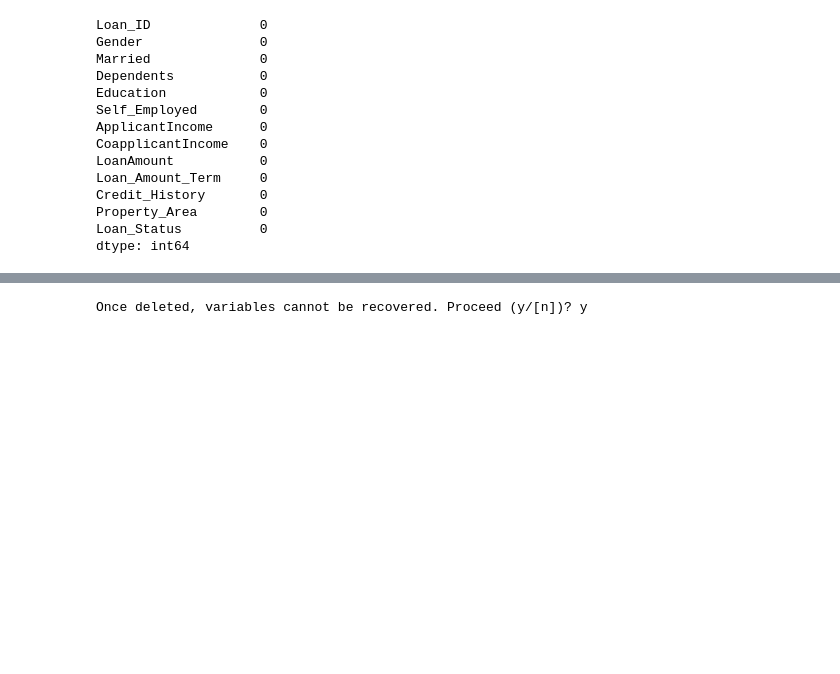
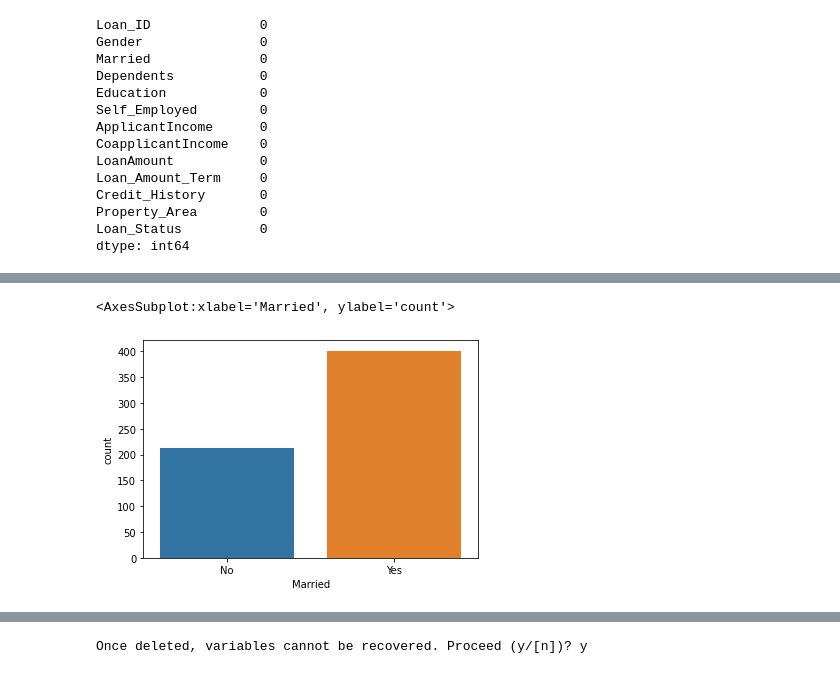
Before and after one commit to shahrambahrami/data-science-projects, a Jupyter notebook: loan_prediction/loan prediction.ipynb, the cells around one changed output, grey strips where cells are left out. Cells and saved outputs as stored; diff of their text form; code cells hidden in the pictures; blank space fills up the shorter version.

```diff
--- a/loan_prediction/loan prediction.ipynb
+++ b/loan_prediction/loan prediction.ipynb
@@ -111,0 +118,6 @@ dtype: int64
+# %%
+#which marriage status has the most loan applicants
+sns.countplot(data=dataset, x='Married')
+# %% [output]
+<AxesSubplot:xlabel='Married', ylabel='count'>
+[figure, added]
```
Also changed, not shown: parts of 4 cells of this notebook.
